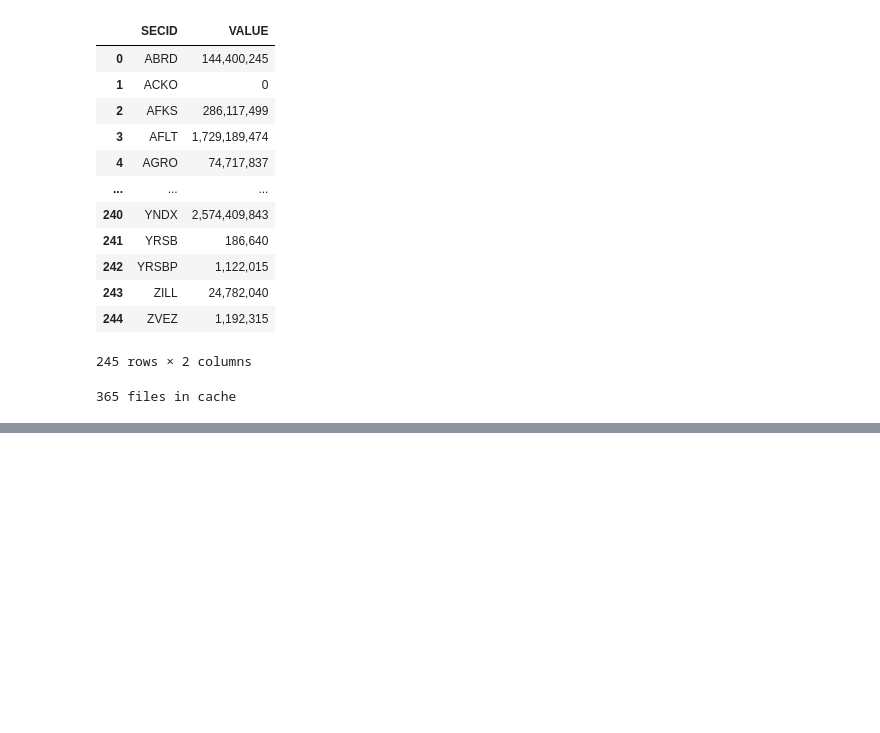
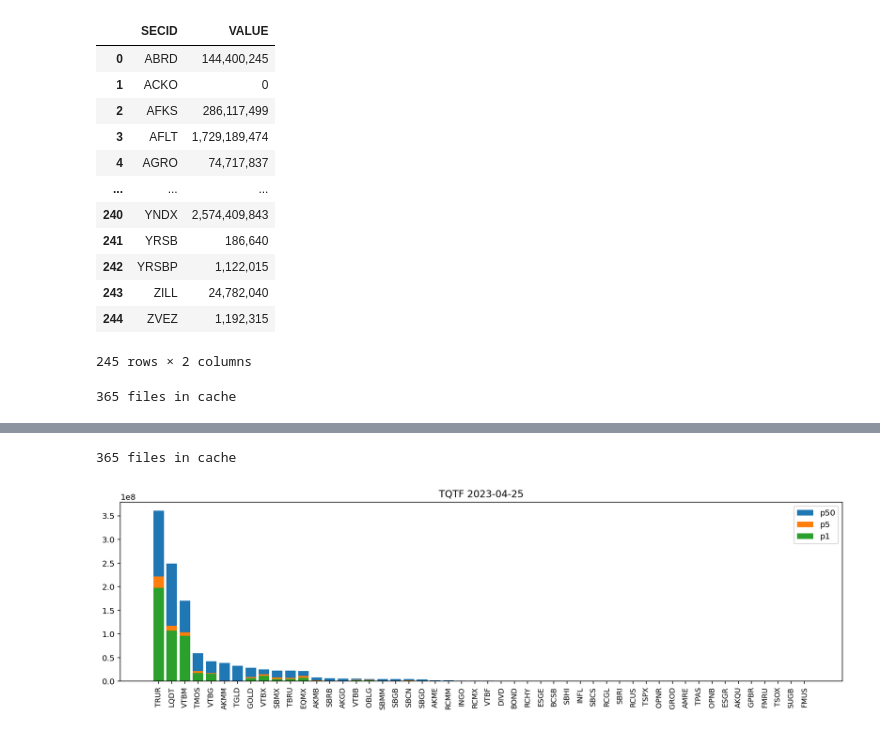
Before and after one commit to AlekseyMartynov/notebooks, a Jupyter notebook: notebooks/20230423-moex-liquidity.ipynb, the cells around one changed output, grey strips where cells are left out. Saved outputs shown, nothing was run; the diff lists cells and outputs as text; code cells hidden in the pictures; blank space fills up the shorter version.

```diff
--- a/notebooks/20230423-moex-liquidity.ipynb
+++ b/notebooks/20230423-moex-liquidity.ipynb
@@ -185,0 +200,14 @@ build_report('TQTF').head(50)
+# %%
+TODAY = datetime.date(2023, 4, 25)
+BOARD = 'TQTF'
+
+ensure_history_cached()
+
+REPORT = build_report()
+
+plt.figure()
+plot_bars(50)
+plt.show()
+# %% [output]
+365 files in cache
+[figure, added]
```
Also changed, not shown: parts of 18 cells of this notebook.
